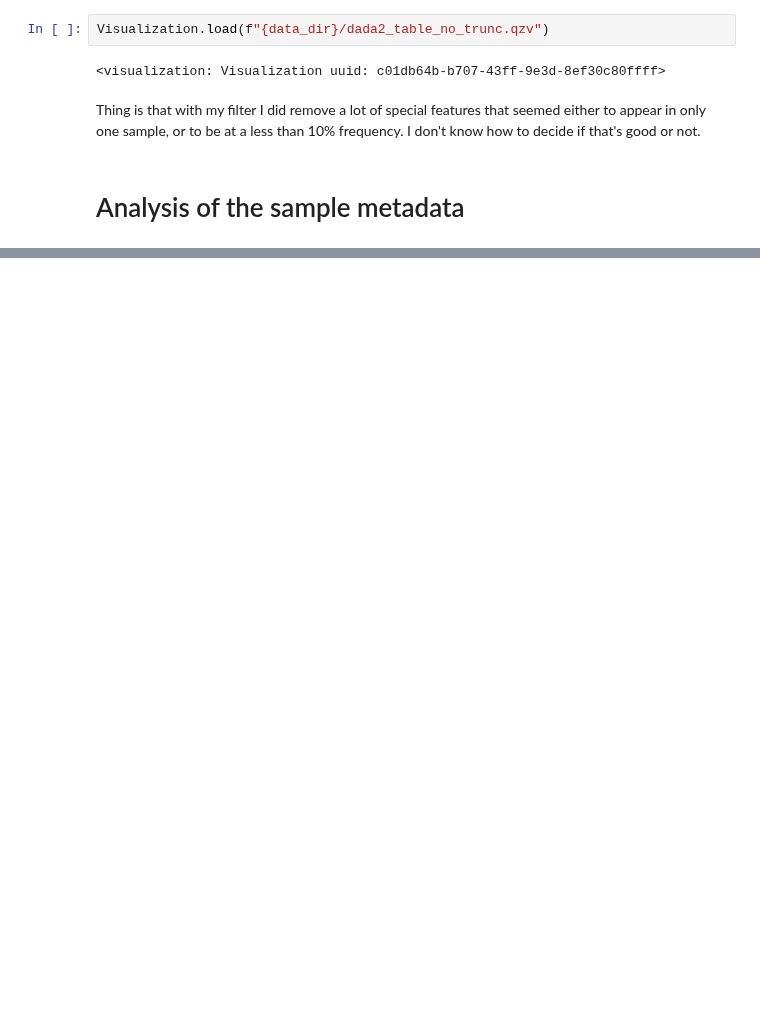
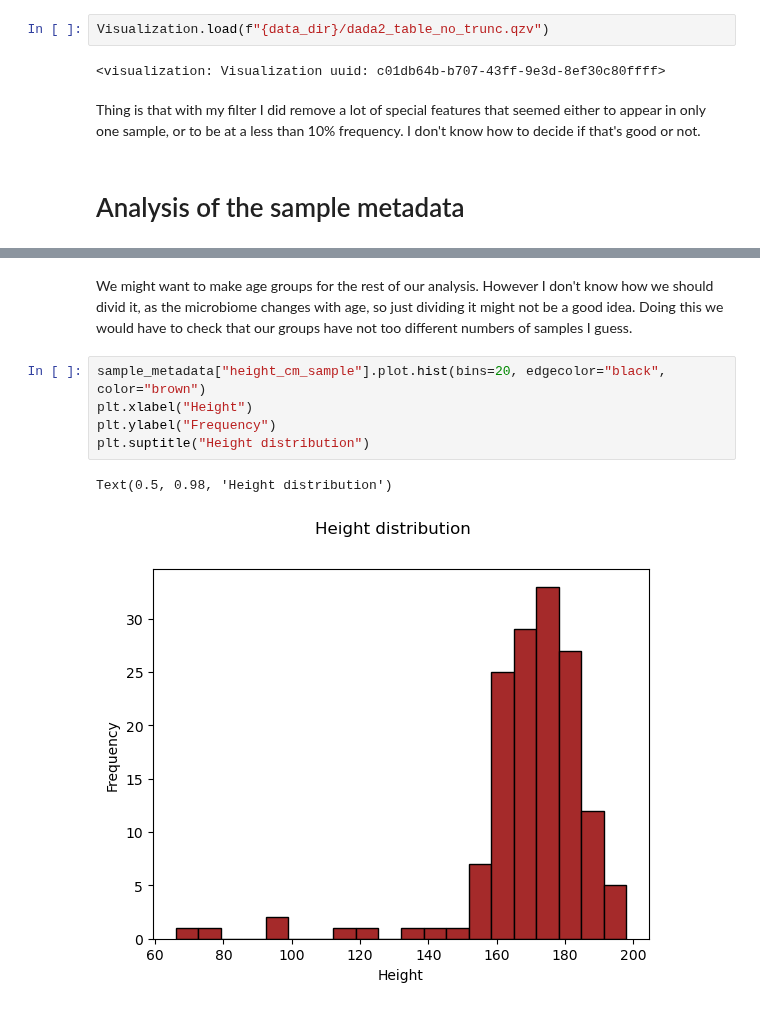
Before and after one commit to Mila-cmd651/FunGut-Project, a Jupyter notebook: Mila_script.ipynb, the cells around one changed output, grey strips where cells are left out. Cells and saved outputs as stored; diff of their text form; blank space fills up the shorter version.

```diff
--- a/Mila_script.ipynb
+++ b/Mila_script.ipynb
@@ -171,0 +213,10 @@ May be look if these taxa are indicator of good health or not, and even maybe tr
+# %% [markdown]
+We might want to make age groups for the rest of our analysis. However I don't know how we should divid it, as the microbiome changes with age, so just dividing it might not be a good idea. Doing this we would have to check that our groups have not too different numbers of samples I guess.
+# %%
+sample_metadata["height_cm_sample"].plot.hist(bins=20, edgecolor="black", color="brown")
+plt.xlabel("Height")
+plt.ylabel("Frequency")
+plt.suptitle("Height distribution")
+# %% [output]
+Text(0.5, 0.98, 'Height distribution')
+[figure, added]
```
Also changed, not shown: parts of 26 cells of this notebook, 1 other file.
